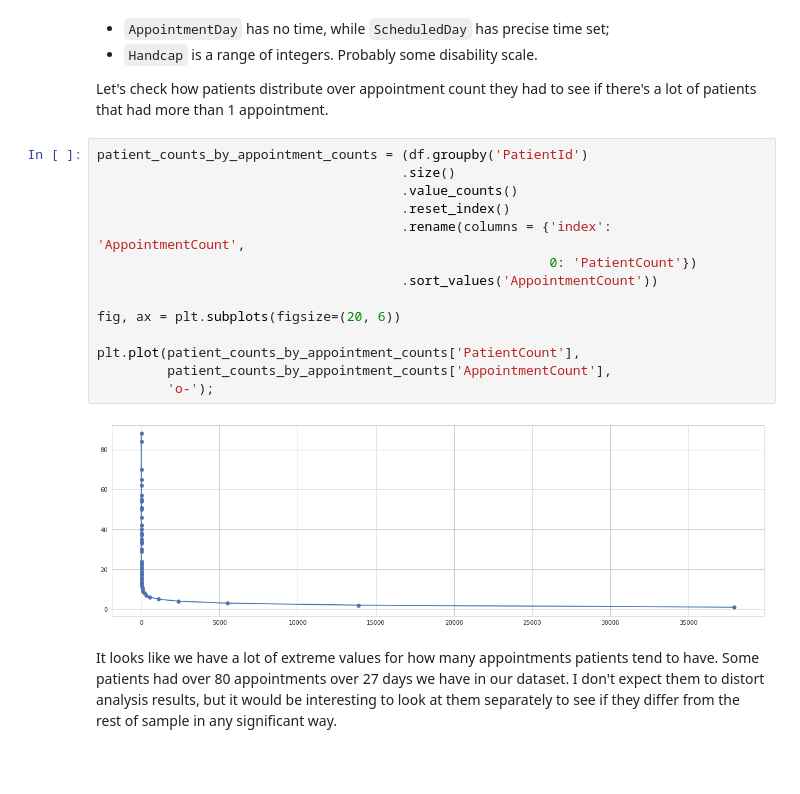
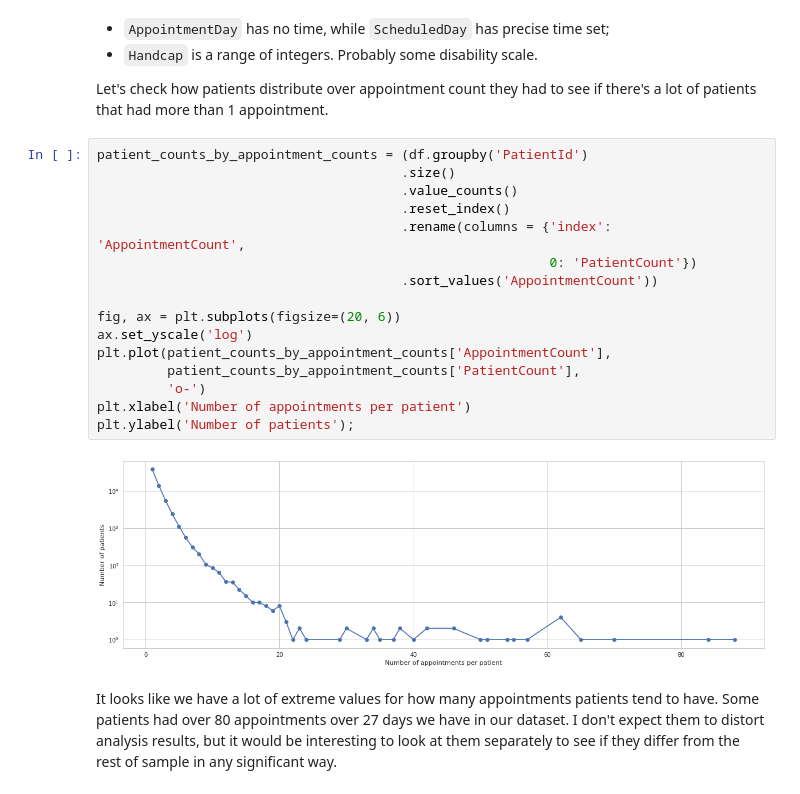
Before and after one commit to despacito123/data-analyst-nanodegree, a Jupyter notebook: 3. Investigate a Dataset/Investigate_a_Dataset.ipynb, the cells around one changed output. Saved outputs shown, nothing was run; the diff lists cells and outputs as text; blank space fills up the shorter version.

```diff
--- a/3. Investigate a Dataset/Investigate_a_Dataset.ipynb
+++ b/3. Investigate a Dataset/Investigate_a_Dataset.ipynb
@@ -165,19 +165,21 @@ Let's check how patients distribute over appointment count they had to see if th
 # %%
 patient_counts_by_appointment_counts = (df.groupby('PatientId')
                                        .size()
                                        .value_counts()
                                        .reset_index()
                                        .rename(columns = {'index': 'AppointmentCount',
                                                           0: 'PatientCount'})
                                        .sort_values('AppointmentCount'))
 
 fig, ax = plt.subplots(figsize=(20, 6))
-
-plt.plot(patient_counts_by_appointment_counts['PatientCount'],
-         patient_counts_by_appointment_counts['AppointmentCount'],
-         'o-');
+ax.set_yscale('log')
+plt.plot(patient_counts_by_appointment_counts['AppointmentCount'],
+         patient_counts_by_appointment_counts['PatientCount'],
+         'o-')
+plt.xlabel('Number of appointments per patient')
+plt.ylabel('Number of patients');
 # %% [output]
-[figure, old version]
+[figure, new version]
 # %% [markdown]
 It looks like we have a lot of extreme values for how many appointments patients tend to have. Some patients had over 80 appointments over 27 days we have in our dataset. I don't expect them to distort analysis results, but it would be interesting to look at them separately to see if they differ from the rest of sample in any significant way.
 # %% [markdown]
```
Also changed, not shown: parts of 5 cells of this notebook, 1 other file.
